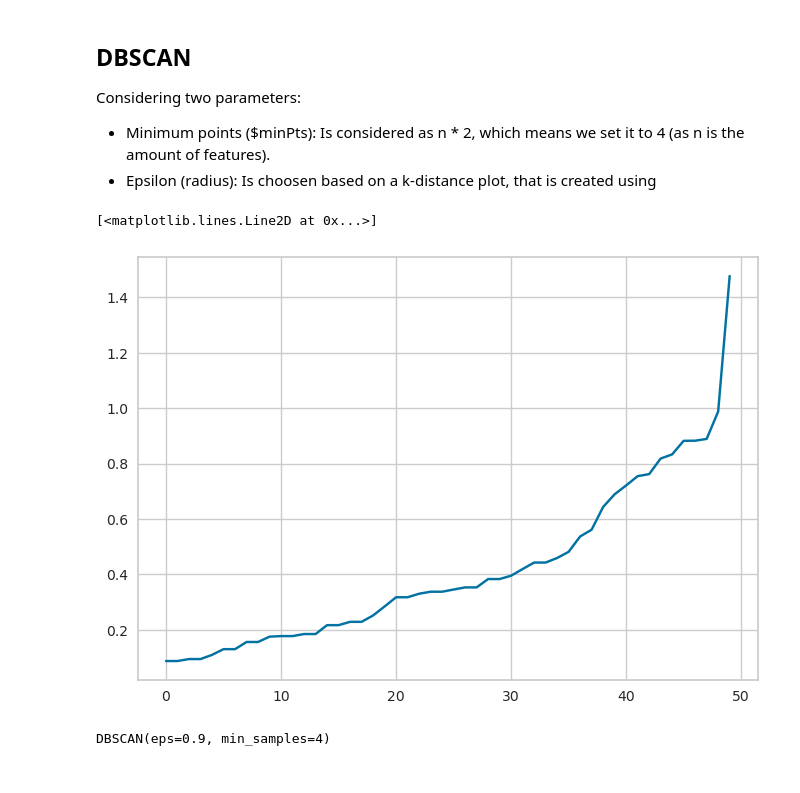
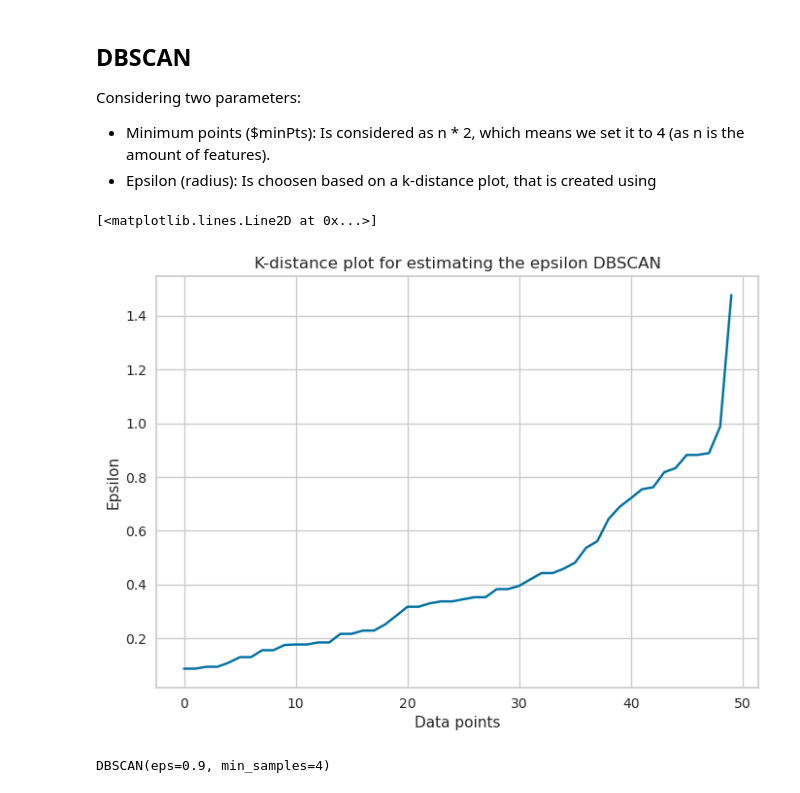
Before and after one commit to tjvanderende/privacy-preserved-clustering-with-nD-Laplace, a Jupyter notebook: RQ1/research/experiment-models.ipynb, the cells around one changed output. Saved outputs shown, nothing was run; the diff lists cells and outputs as text; code cells hidden in the pictures.

```diff
--- a/RQ1/research/experiment-models.ipynb
+++ b/RQ1/research/experiment-models.ipynb
@@ -108,13 +108,16 @@ distances, indices = neighbours.kneighbors(X)
 # %%
 import numpy as np
 
 
 distances = np.sort(distances, axis=0)
 distances = distances[:,1]
+plt.title('K-distance plot for estimating the epsilon DBSCAN')
+plt.xlabel('Data points')
+plt.ylabel('Epsilon')
 plt.plot(distances)
 # %% [output]
 [<matplotlib.lines.Line2D at 0x...>]
-[figure, old version]
+[figure, new version]
 # %%
 from sklearn.cluster import DBSCAN
 
```
Also changed, not shown: parts of 2 cells of this notebook, 24 other files.
